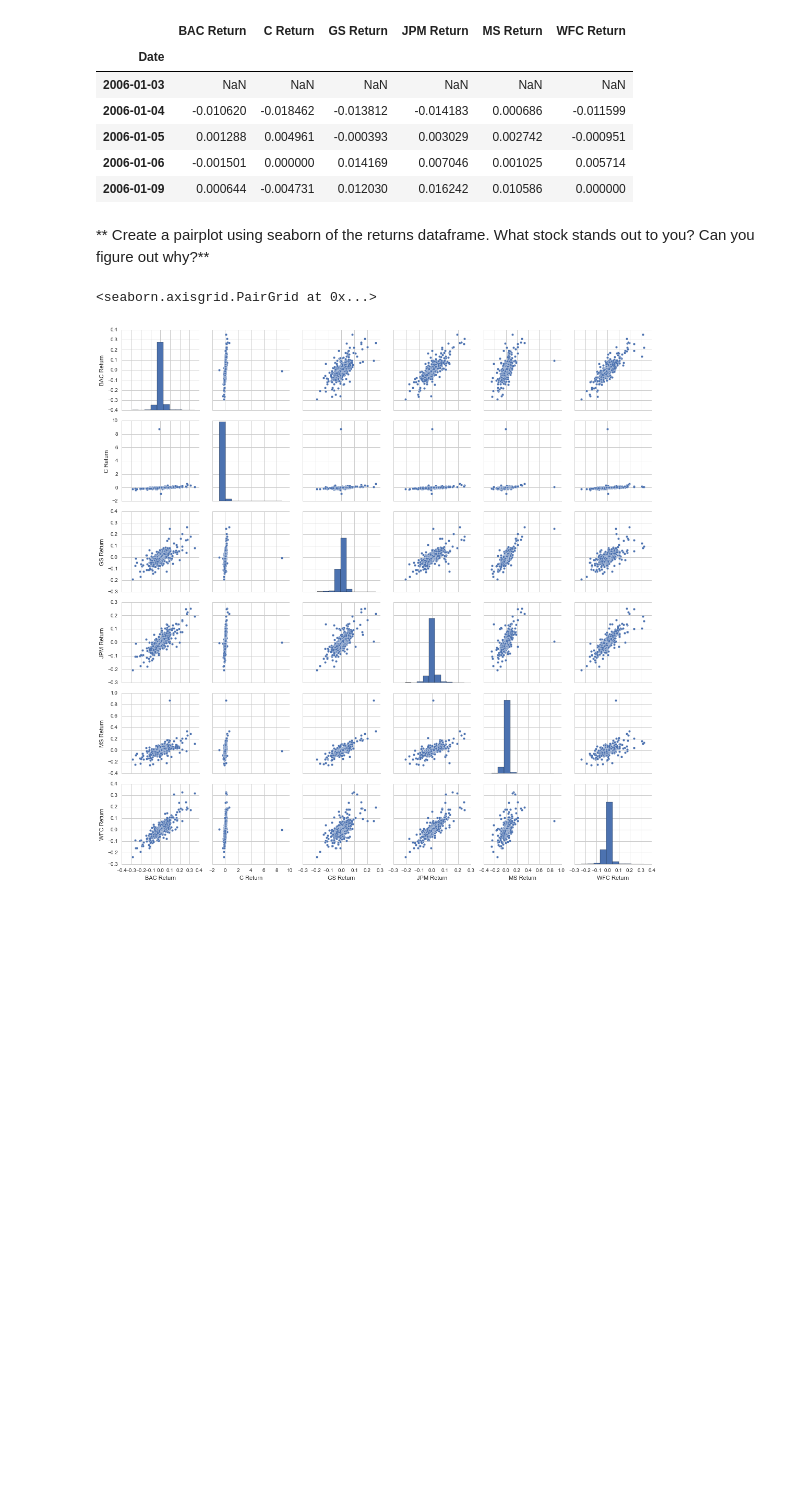
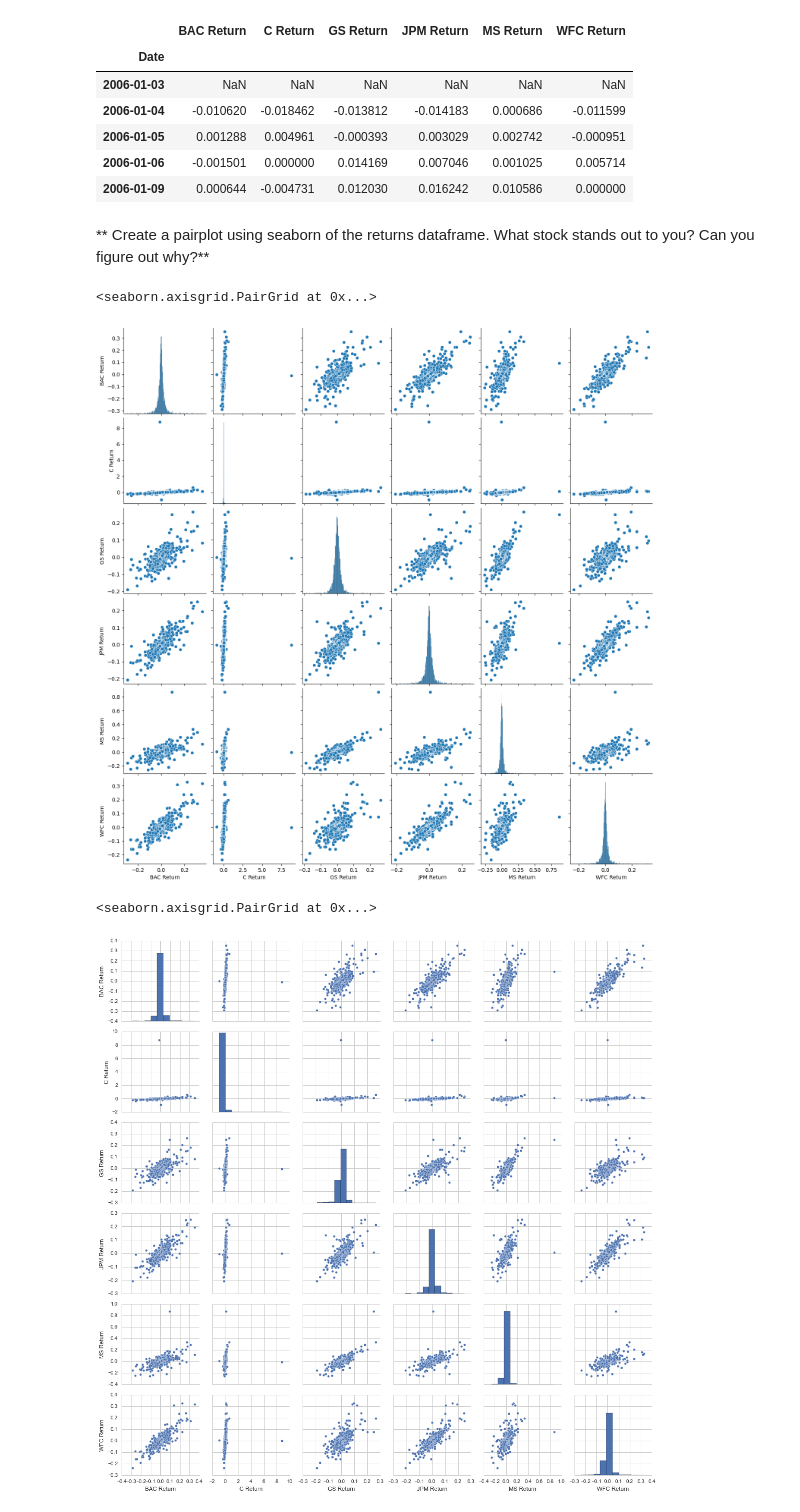
Before and after one commit to Sergio-Rosas/data-science-notes, a Jupyter notebook: Refactored_Py_DS_ML_Bootcamp-master/10-Data-Capstone-Projects/03-Finance Project.ipynb, the cells around one changed output. Cells and saved outputs as stored; diff of their text form; code cells hidden in the pictures; blank space fills up the shorter version.

```diff
--- a/Refactored_Py_DS_ML_Bootcamp-master/10-Data-Capstone-Projects/03-Finance Project.ipynb
+++ b/Refactored_Py_DS_ML_Bootcamp-master/10-Data-Capstone-Projects/03-Finance Project.ipynb
@@ -134,2 +141,6 @@ $$r_t = \frac{p_t - p_{t-1}}{p_{t-1}} = \frac{p_t}{p_{t-1}} - 1$$
 # %% [markdown]
 ** We can use pandas pct_change() method on the Close column to create a column representing this return value. Create a for loop that goes and for each Bank Stock Ticker creates this returns column and set's it as a column in the returns DataFrame.**
+# %%
+returns = df.xs("Close", level=1, axis=1).pct_change()
+returns.columns = [f"{name} Return" for name in returns.columns]
+returns.head()
@@ -144,6 +163,12 @@ $$r_t = \frac{p_t - p_{t-1}}{p_{t-1}} = \frac{p_t}{p_{t-1}} - 1$$
 | 2006-01-09 | 0.000644 | -0.004731 | 0.012030 | 0.016242 | 0.010586 | 0.000000 |
 # %% [markdown]
 ** Create a pairplot using seaborn of the returns dataframe. What stock stands out to you? Can you figure out why?**
+# %%
+import seaborn as sns
+sns.pairplot(returns)
+# %% [output]
+<seaborn.axisgrid.PairGrid at 0x...>
+[figure, added]
 # %%
 # %% [output]
 <seaborn.axisgrid.PairGrid at 0x...>
```
Also changed, not shown: parts of 22 cells of this notebook, 12 other files.
